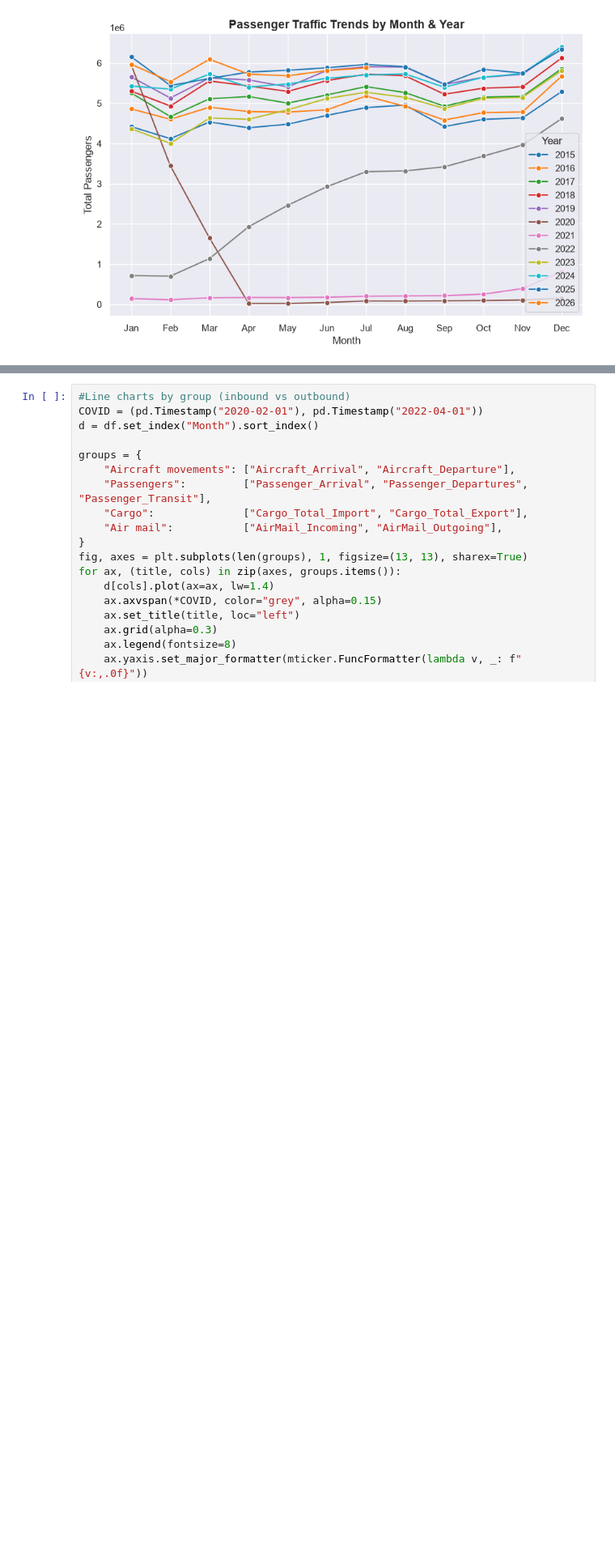
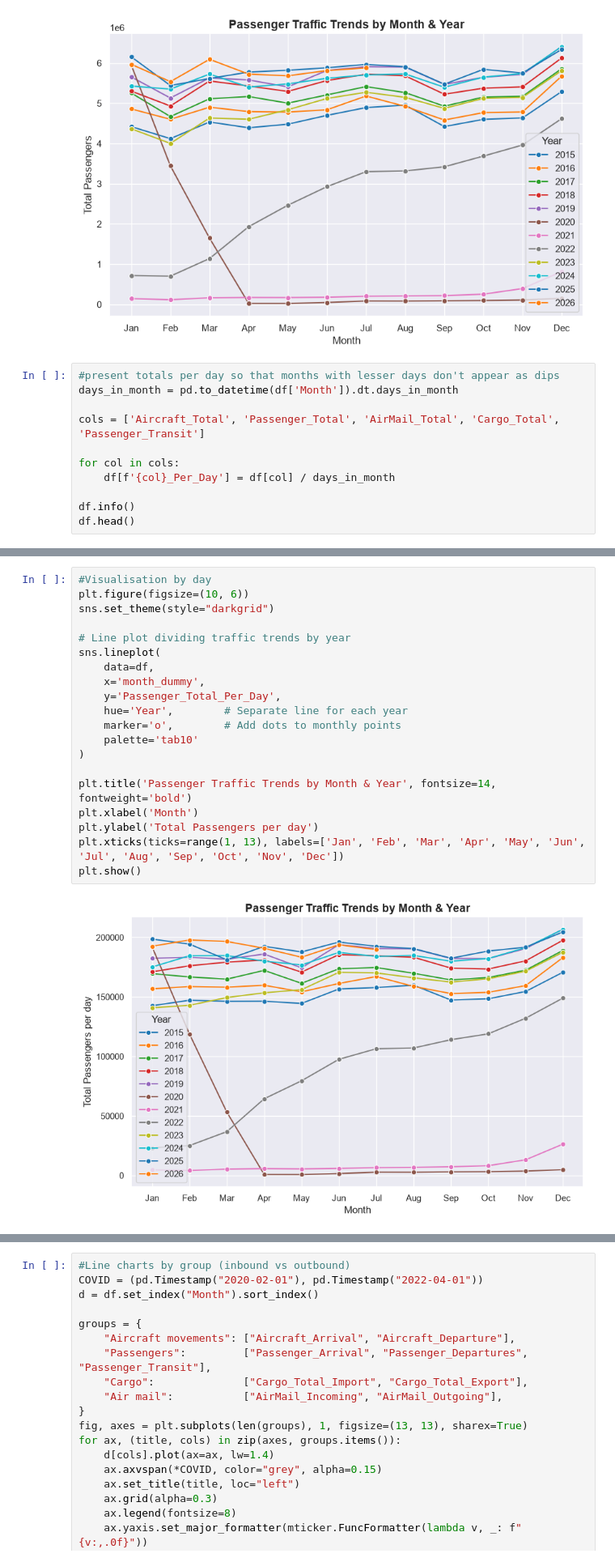
Before and after one commit to angh0059/KM6312group8, a Jupyter notebook: km6312project.ipynb, the cells around one changed output, grey strips where cells are left out. Shown at 81% size. Drawn from its saved outputs; the diff is of its cells as text; blank space fills up the shorter version.

```diff
--- a/km6312project.ipynb
+++ b/km6312project.ipynb
@@ -205,3 +207,14 @@ plt.xticks(ticks=range(1, 13), labels=['Jan', 'Feb', 'Mar', 'Apr', 'May', 'Jun',
 plt.show()
 # %% [output]
 [figure]
+# %%
+#present totals per day so that months with lesser days don't appear as dips
+days_in_month = pd.to_datetime(df['Month']).dt.days_in_month
+
+cols = ['Aircraft_Total', 'Passenger_Total', 'AirMail_Total', 'Cargo_Total', 'Passenger_Transit']
+
+for col in cols:
+    df[f'{col}_Per_Day'] = df[col] / days_in_month
+
+df.info()
+df.head()
@@ -208,3 +246,25 @@ plt.show()
+# %%
+#Visualisation by day
+plt.figure(figsize=(10, 6))
+sns.set_theme(style="darkgrid")
+
+# Line plot dividing traffic trends by year
+sns.lineplot(
+    data=df,
+    x='month_dummy',
+    y='Passenger_Total_Per_Day',
+    hue='Year',        # Separate line for each year
+    marker='o',        # Add dots to monthly points
+    palette='tab10'
+)
+
+plt.title('Passenger Traffic Trends by Month & Year', fontsize=14, fontweight='bold')
+plt.xlabel('Month')
+plt.ylabel('Total Passengers per day')
+plt.xticks(ticks=range(1, 13), labels=['Jan', 'Feb', 'Mar', 'Apr', 'May', 'Jun', 'Jul', 'Aug', 'Sep', 'Oct', 'Nov', 'Dec'])
+plt.show()
+# %% [output]
+[figure, added]
 # %%
 df.describe()
 # %% [output]
```
Also changed, not shown: parts of 21 cells of this notebook, 3 other files.
